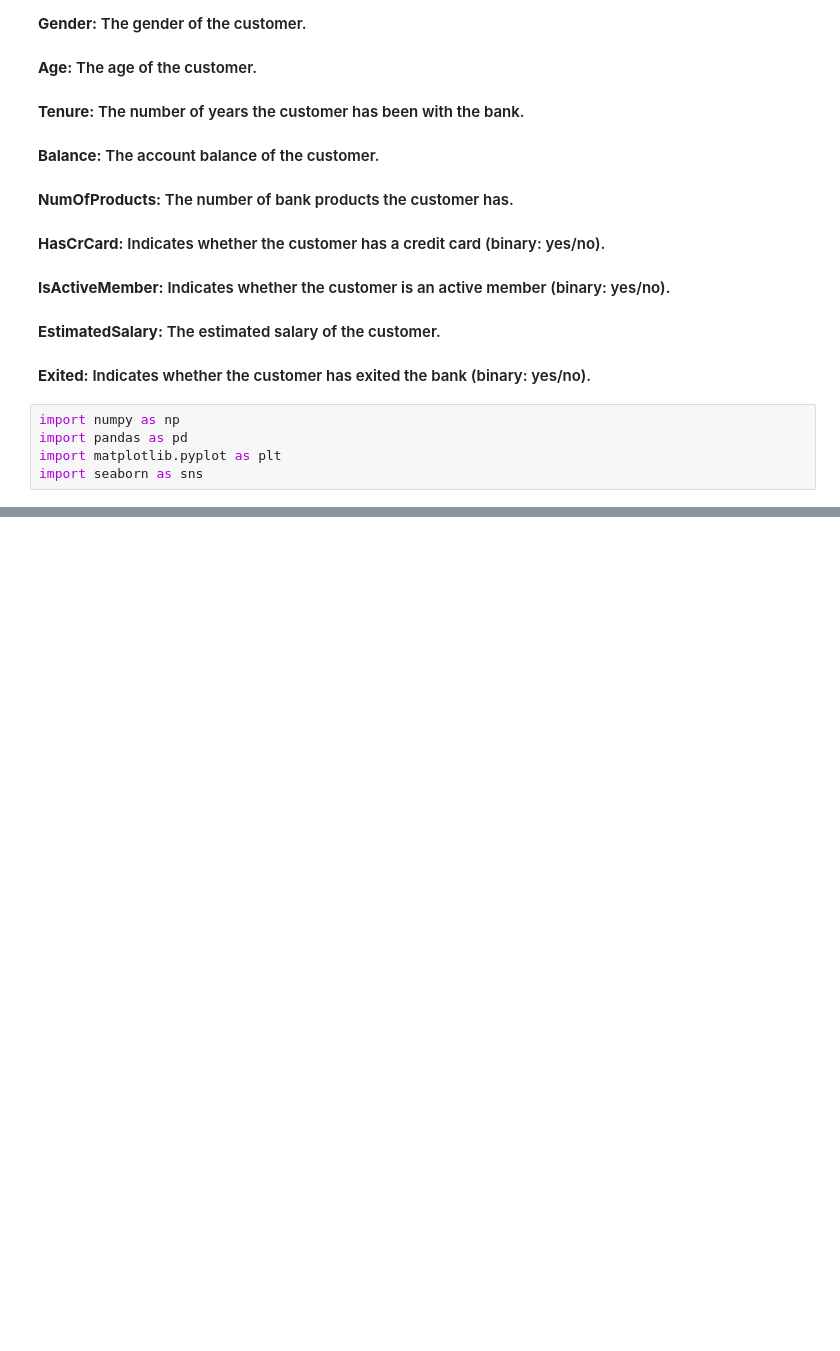
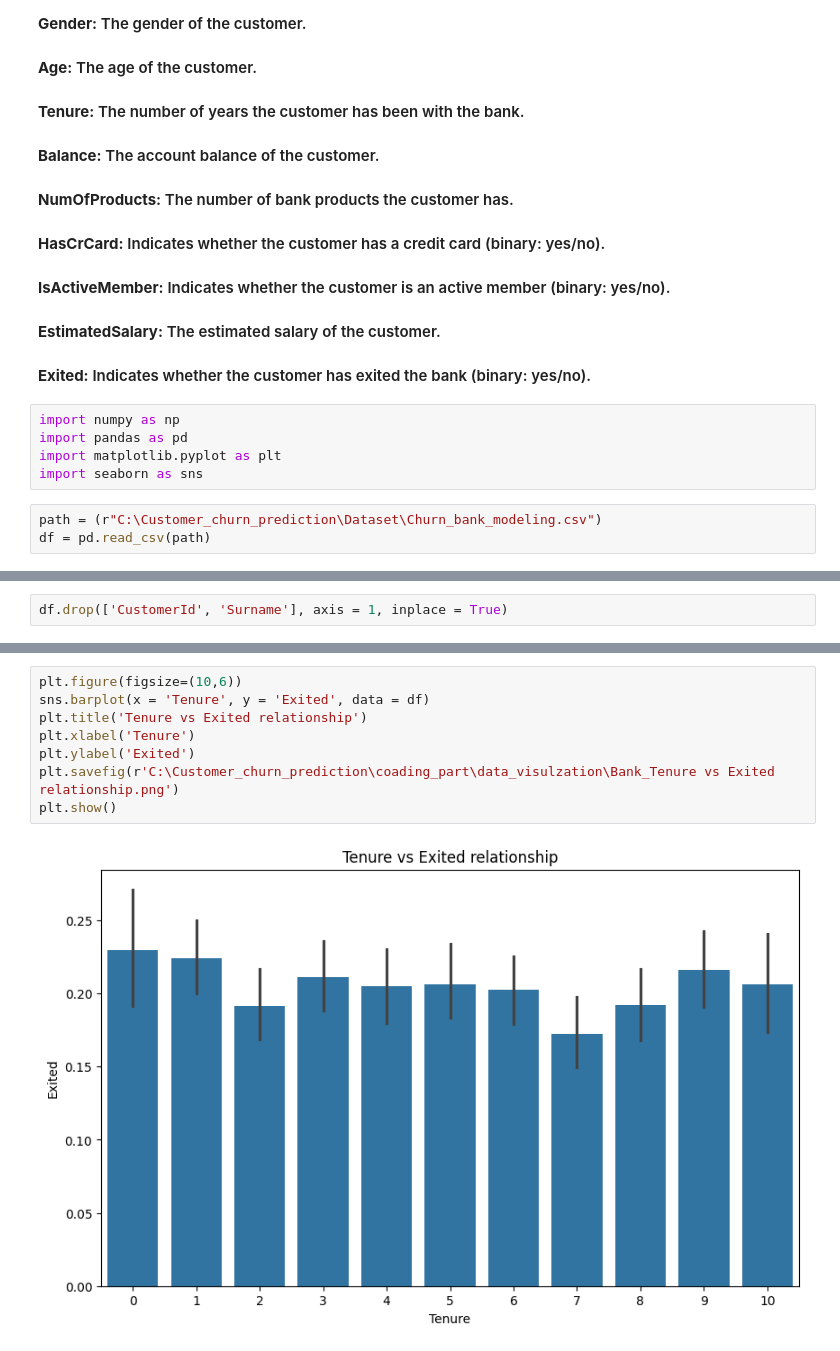
Before and after one commit to sonu-sahni/Customer_Churn_Prediction, a Jupyter notebook: coading_part/Churn_Bank.ipynb, the cells around one changed output, grey strips where cells are left out. Cells and saved outputs as stored; diff of their text form; blank space fills up the shorter version.

Commit message:
Today work on Bank_churn_orediction

```diff
--- a/coading_part/Churn_Bank.ipynb
+++ b/coading_part/Churn_Bank.ipynb
@@ -36,3 +36,6 @@ import numpy as np
 import pandas as pd
 import matplotlib.pyplot as plt
 import seaborn as sns
+# %%
+path = (r"C:\Customer_churn_prediction\Dataset\Churn_bank_modeling.csv")
+df = pd.read_csv(path)
@@ -38,0 +51,2 @@ import seaborn as sns
+# %%
+df.drop(['CustomerId', 'Surname'], axis = 1, inplace = True)
@@ -38,0 +99,10 @@ import seaborn as sns
+# %%
+plt.figure(figsize=(10,6))
+sns.barplot(x = 'Tenure', y = 'Exited', data = df)
+plt.title('Tenure vs Exited relationship')
+plt.xlabel('Tenure')
+plt.ylabel('Exited')
+plt.savefig(r'C:\Customer_churn_prediction\coading_part\data_visulzation\Bank_Tenure vs Exited relationship.png')
+plt.show()
+# %% [output]
+[figure, added]
```
Also changed, not shown: parts of 17 cells of this notebook, 15 other files.
